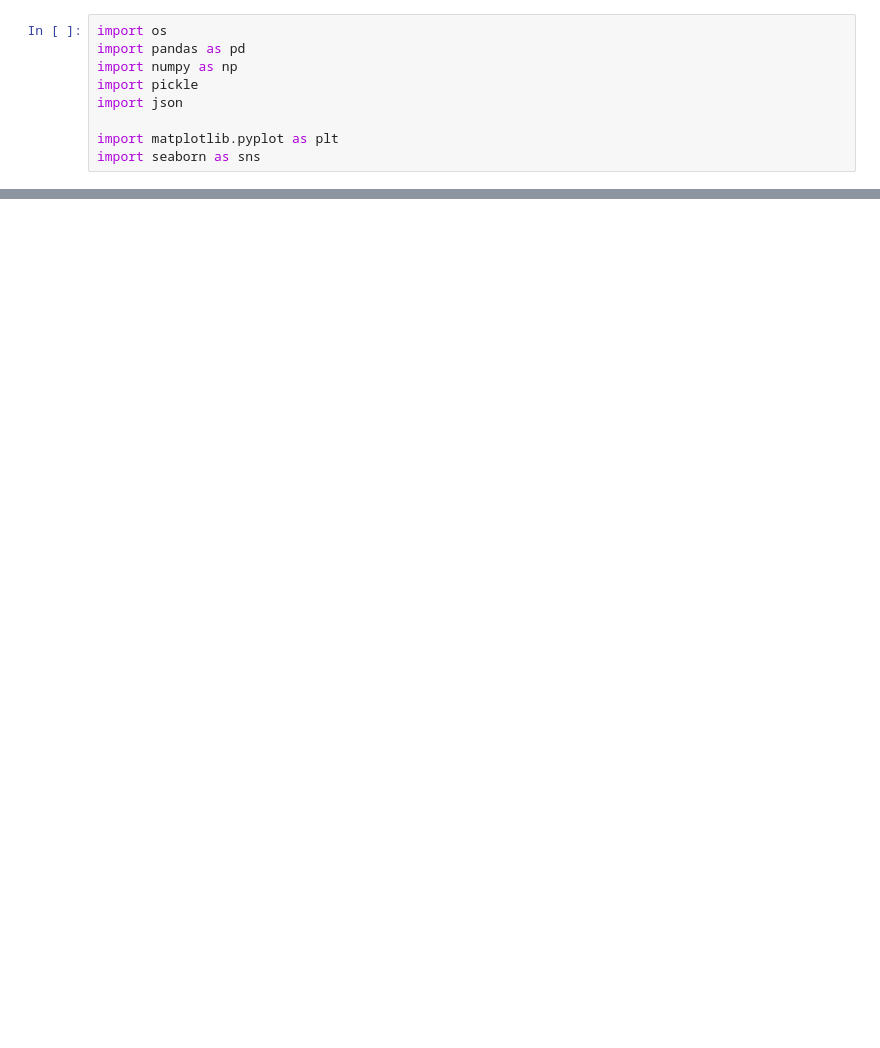
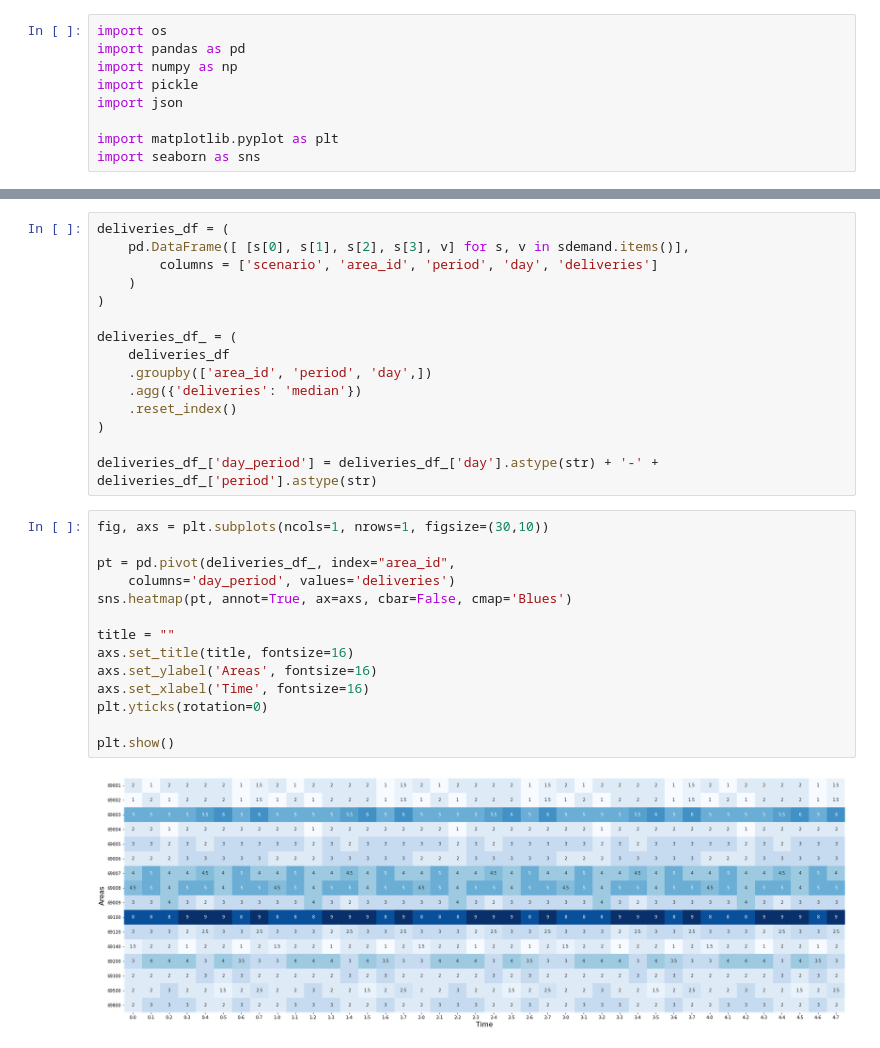
Before and after one commit to carlosperez1997/lmd-sizing-scheduling, a Jupyter notebook: code_team/code_carlos/area_period_visualisation.ipynb, the cells around one changed output, grey strips where cells are left out. Cells and saved outputs as stored; diff of their text form; blank space fills up the shorter version.

```diff
--- a/code_team/code_carlos/area_period_visualisation.ipynb
+++ b/code_team/code_carlos/area_period_visualisation.ipynb
@@ -147,0 +207,31 @@ for solution_file in file_names:
+# %%
+deliveries_df = (
+    pd.DataFrame([ [s[0], s[1], s[2], s[3], v] for s, v in sdemand.items()],
+        columns = ['scenario', 'area_id', 'period', 'day', 'deliveries']
+    )
+)
+
+deliveries_df_ = (
+    deliveries_df
+    .groupby(['area_id', 'period', 'day',])
+    .agg({'deliveries': 'median'})
+    .reset_index()
+)
+
+deliveries_df_['day_period'] = deliveries_df_['day'].astype(str) + '-' + deliveries_df_['period'].astype(str)
+# %%
+fig, axs = plt.subplots(ncols=1, nrows=1, figsize=(30,10))
+
+pt = pd.pivot(deliveries_df_, index="area_id",
+    columns='day_period', values='deliveries')
+sns.heatmap(pt, annot=True, ax=axs, cbar=False, cmap='Blues')
+
+title = ""
+axs.set_title(title, fontsize=16)
+axs.set_ylabel('Areas', fontsize=16)
+axs.set_xlabel('Time', fontsize=16)
+plt.yticks(rotation=0)
+
+plt.show()
+# %% [output]
+[figure, added]
```
Also changed, not shown: parts of 16 cells of this notebook, 41 other files.
